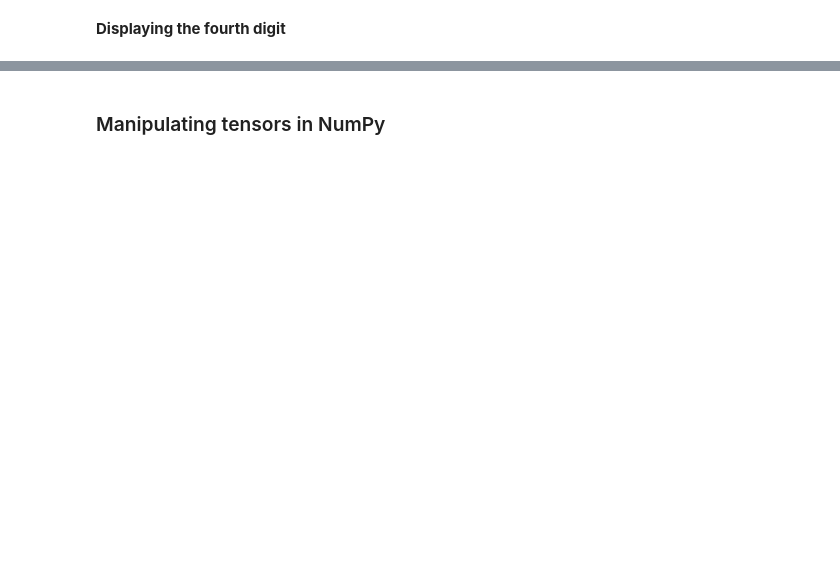
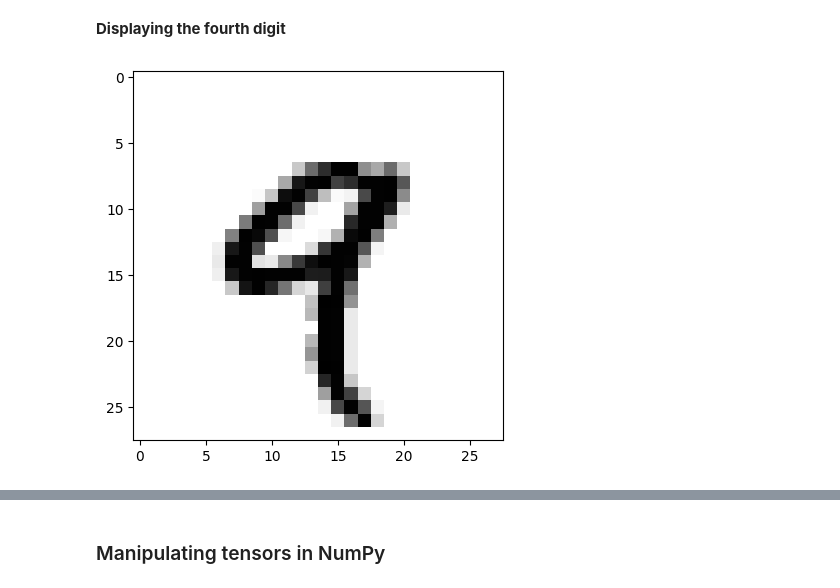
Before and after one commit to seohyun34/test, a Jupyter notebook: chapter02_mathematical_building_blocks_i.ipynb, the cells around one changed output, grey strips where cells are left out. Saved outputs shown, nothing was run; the diff lists cells and outputs as text; code cells hidden in the pictures; blank space fills up the shorter version.

```diff
--- a/chapter02_mathematical_building_blocks_i.ipynb
+++ b/chapter02_mathematical_building_blocks_i.ipynb
@@ -121,4 +231,11 @@ train_images.dtype
 # %% [markdown]
 **Displaying the fourth digit**
+# %%
+import matplotlib.pyplot as plt
+digit = train_images[4]
+plt.imshow(digit, cmap=plt.cm.binary)
+plt.show() #이런 심플한 코드는 ai기능 써도 됨(visualize train_image[4]) - 실제 시험에는 ai기능 쓰면 안됨
+# %% [output]
+[figure, added]
 # %%
 import matplotlib.pyplot as plt
```
Also changed, not shown: parts of 45 cells of this notebook.
